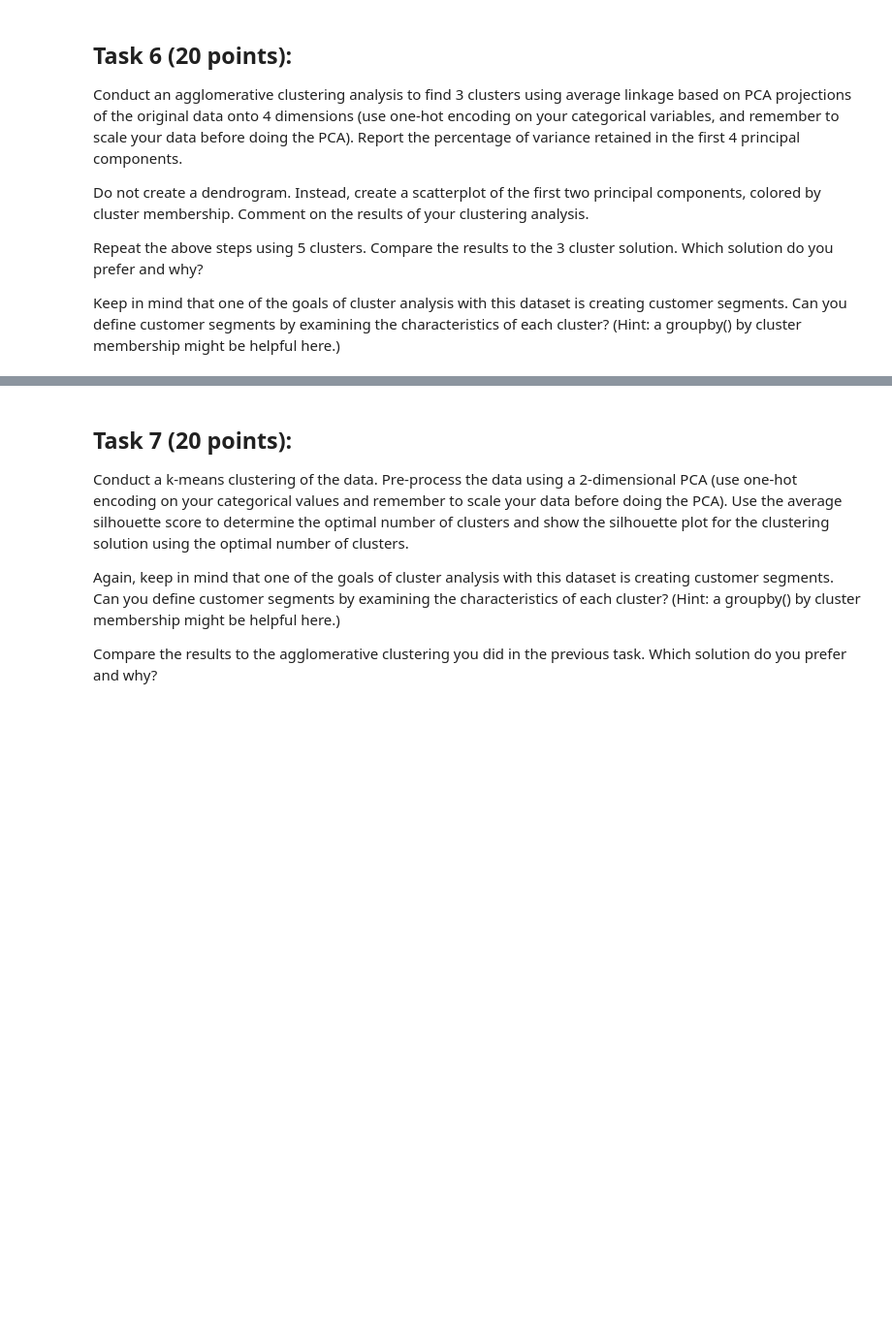
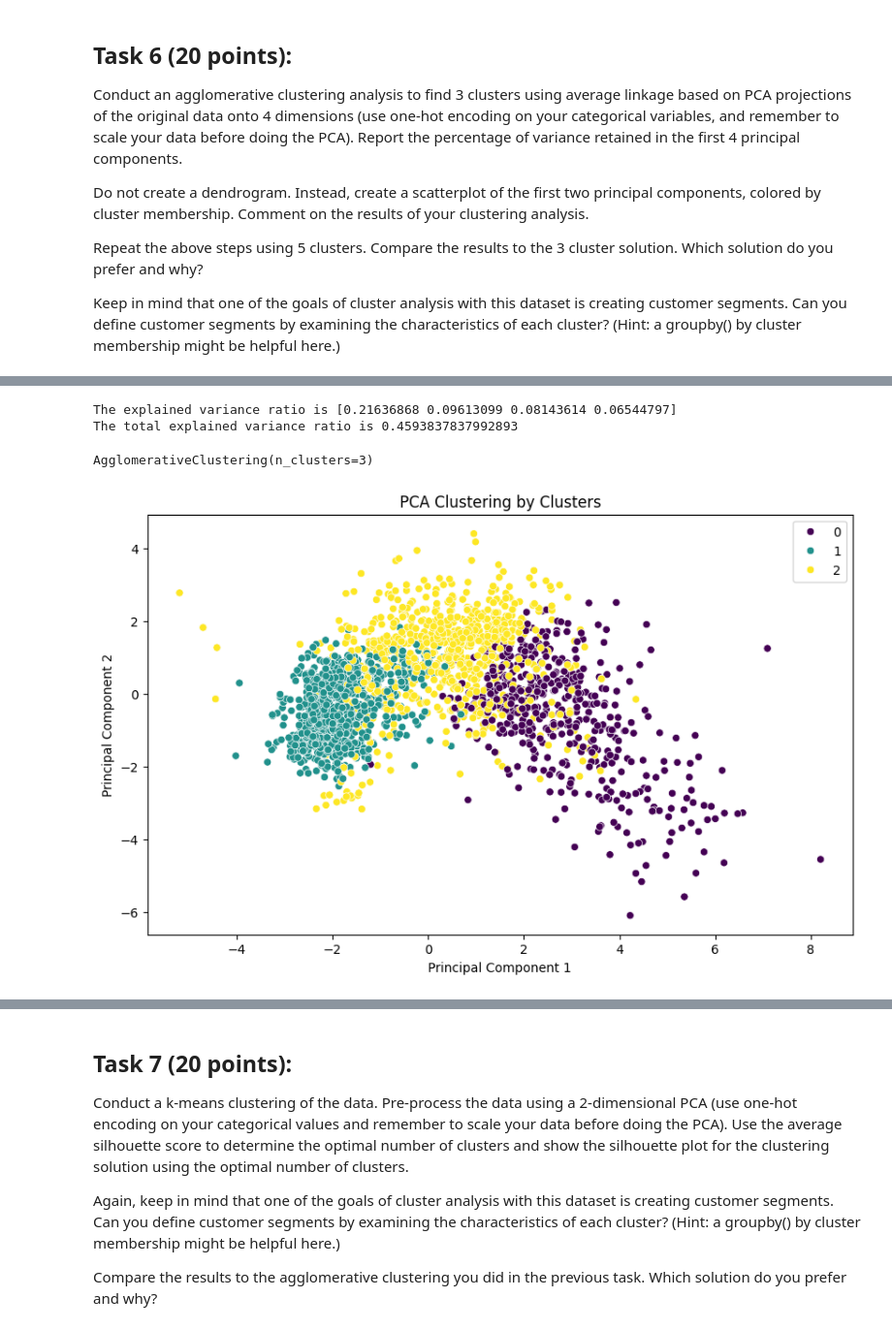
Before and after one commit to NakaFrozn/SI618, a Jupyter notebook: Assignments/Homework06/SI_618_Homework_06.ipynb, the cells around one changed output, grey strips where cells are left out. Shown at 97% size. Drawn from its saved outputs; the diff is of its cells as text; code cells hidden in the pictures; blank space fills up the shorter version.

```diff
--- a/Assignments/Homework06/SI_618_Homework_06.ipynb
+++ b/Assignments/Homework06/SI_618_Homework_06.ipynb
@@ -314,0 +378,38 @@ Insert your explanations and interpretations here.
+# %%
+pre_processor = ColumnTransformer([
+    ("num", StandardScaler(), numerical_cols),
+    ("cat", OneHotEncoder(), cat_cols)
+])
+
+pipeline = Pipeline([
+    ("preprocessor", pre_processor),
+    ("pca", PCA(n_components=4, random_state=42))
+])
+
+cluster = AgglomerativeClustering(n_clusters=3)
+# %%
+# Fit the pipeline
+data_fit = pipeline.fit_transform(X)
+
+# Report the explained variance ratio
+print(f"The explained variance ratio is {pipeline.named_steps['pca'].explained_variance_ratio_}")
+print(f"The total explained variance ratio is {pipeline.named_steps['pca'].explained_variance_ratio_.sum()}")
+# %% [output]
+The explained variance ratio is [0.21636868 0.09613099 0.08143614 0.06544797]
+The total explained variance ratio is 0.4593837837992893
+# %%
+cluster.fit(data_fit)
+# %% [output]
+AgglomerativeClustering(n_clusters=3)
+# %%
+def draw_cluster(data_fit, cluster):
+    plt.figure(figsize=(10, 6))
+    sns.scatterplot(x=data_fit[:, 0], y=data_fit[:, 1], hue=cluster.labels_, palette="viridis")
+    plt.xlabel("Principal Component 1")
+    plt.ylabel("Principal Component 2")
+    plt.title("PCA Clustering by Clusters")
+    plt.show()
+# %%
+draw_cluster(data_fit, cluster)
+# %% [output]
+[figure, added]
```
Also changed, not shown: parts of 35 cells of this notebook.
